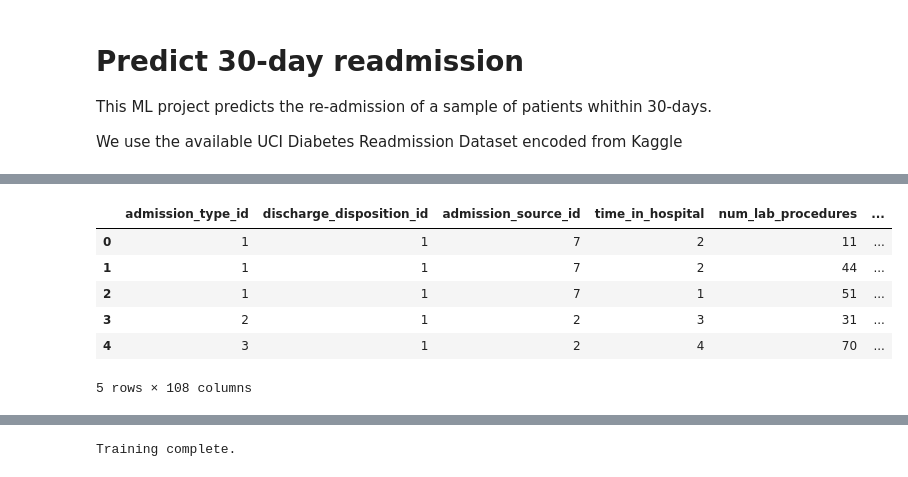
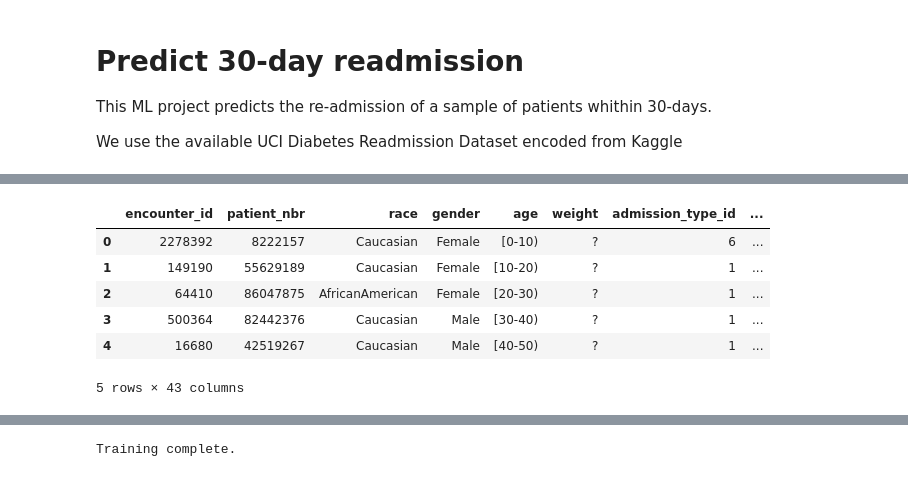
Before and after one commit to gemmagt/mlpharma-examples, a Jupyter notebook: 01-clinical-readmission-prediction/clinical-readmission-prediction.ipynb, the cells around one changed output, grey strips where cells are left out. Drawn from its saved outputs; the diff is of its cells as text; code cells hidden in the pictures.

```diff
--- a/01-clinical-readmission-prediction/clinical-readmission-prediction.ipynb
+++ b/01-clinical-readmission-prediction/clinical-readmission-prediction.ipynb
@@ -25,7 +25,10 @@ import seaborn as sns
 import kagglehub
 
 # Download latest version
-path = kagglehub.dataset_download("chawthinn21/uci-diabetes-readmission-dataset-encoded")
+#path = kagglehub.dataset_download("chawthinn21/uci-diabetes-readmission-dataset-encoded")
+
+#download the dirty dataset instead
+path = kagglehub.dataset_download("brandao/diabetes")
 
 print("Path to dataset files:", path)
 # %% [output]
@@ -33,12 +36,11 @@ Path to dataset files: C:\Users\gemma\.cache\kagglehub\datasets\chawthinn21\uci-
 # %%
 # Load dataset
 from pathlib import Path
-df = pd.read_csv(Path(path) / "diabetes_cleaned_onehot.csv")
-#df = pd.read_csv(path + "\diabetes_cleaned_onehot.csv")  # adjust filename if needed
+df = pd.read_csv(Path(path) / "diabetic_data.csv")
+#df = pd.read_csv(Path(path) + "diabetes_cleaned_onehot.csv")  # adjust filename if needed
 
-# Create SQLite DB
-conn = sqlite3.connect("hospital.db")
-
-# Write to SQL
-df.to_sql("patients", conn, if_exists="replace", index=False)
+#let's clean the data with a mix of SQL and python to make it more efficient
+#to understand what exactly to clean, lets check the columns names:
+list(df.columns)
+#print(df['medical_specialty'])
 # %% [output]
@@ -45,0 +64,18 @@ df.to_sql("patients", conn, if_exists="replace", index=False)
+# %%
+#drop the columns that are not interesting
+df = df.drop(['payer_code','medical_specialty','max_glu_serum','A1Cresult', 'diag_1', 'diag_2', 'diag_3'], axis=1)
+# %%
+#change de columns with No to 0 and Yes 1 or Ch 1
+df[df.select_dtypes(include="object").columns] = df.select_dtypes(include="object").map(
+    lambda x: x.strip() if isinstance(x, str) else x
+) #to include NO No\s, etc
+df = df.replace({"No": 0, "Steady":0, "Up":1, "Down": -1, "Yes": 1, "Ch": 1})
+#check the types of columns to see if we still have string values in the int tables
+print(df.dtypes)
+
+#find the mixed columns
+mixed_cols = [
+    col for col in df.select_dtypes(include="object").columns
+    if pd.to_numeric(df[col], errors="coerce").notna().any()
+    and pd.to_numeric(df[col], errors="coerce").isna().any()
+]
@@ -46,14 +112,20 @@ df.to_sql("patients", conn, if_exists="replace", index=False)
 # %%
+# Create SQLite DB
+conn = sqlite3.connect("hospital_clean.db")
+
+# Write to SQL
+df.to_sql("patients", conn, if_exists="replace", index=False)
+
 #check columns
 pd.read_sql("PRAGMA table_info(patients);", conn)
 
 #preview data
 pd.read_sql("SELECT * FROM patients LIMIT 5;", conn)
 # %% [output]
-|  | admission_type_id | discharge_disposition_id | admission_source_id | time_in_hospital | num_lab_procedures | ... |
-| 0 | 1 | 1 | 7 | 2 | 11 | ... |
-| 1 | 1 | 1 | 7 | 2 | 44 | ... |
-| 2 | 1 | 1 | 7 | 1 | 51 | ... |
-| 3 | 2 | 1 | 2 | 3 | 31 | ... |
-| 4 | 3 | 1 | 2 | 4 | 70 | ... |
+|  | encounter_id | patient_nbr | race | gender | age | weight | admission_type_id | ... |
+| 0 | 2278392 | 8222157 | Caucasian | Female | [0-10) | ? | 6 | ... |
+| 1 | 149190 | 55629189 | Caucasian | Female | [10-20) | ? | 1 | ... |
+| 2 | 64410 | 86047875 | AfricanAmerican | Female | [20-30) | ? | 1 | ... |
+| 3 | 500364 | 82442376 | Caucasian | Male | [30-40) | ? | 1 | ... |
+| 4 | 16680 | 42519267 | Caucasian | Male | [40-50) | ? | 1 | ... |
-5 rows × 108 columns
+5 rows × 43 columns
```
Also changed, not shown: parts of 17 cells of this notebook, 3 other files.
